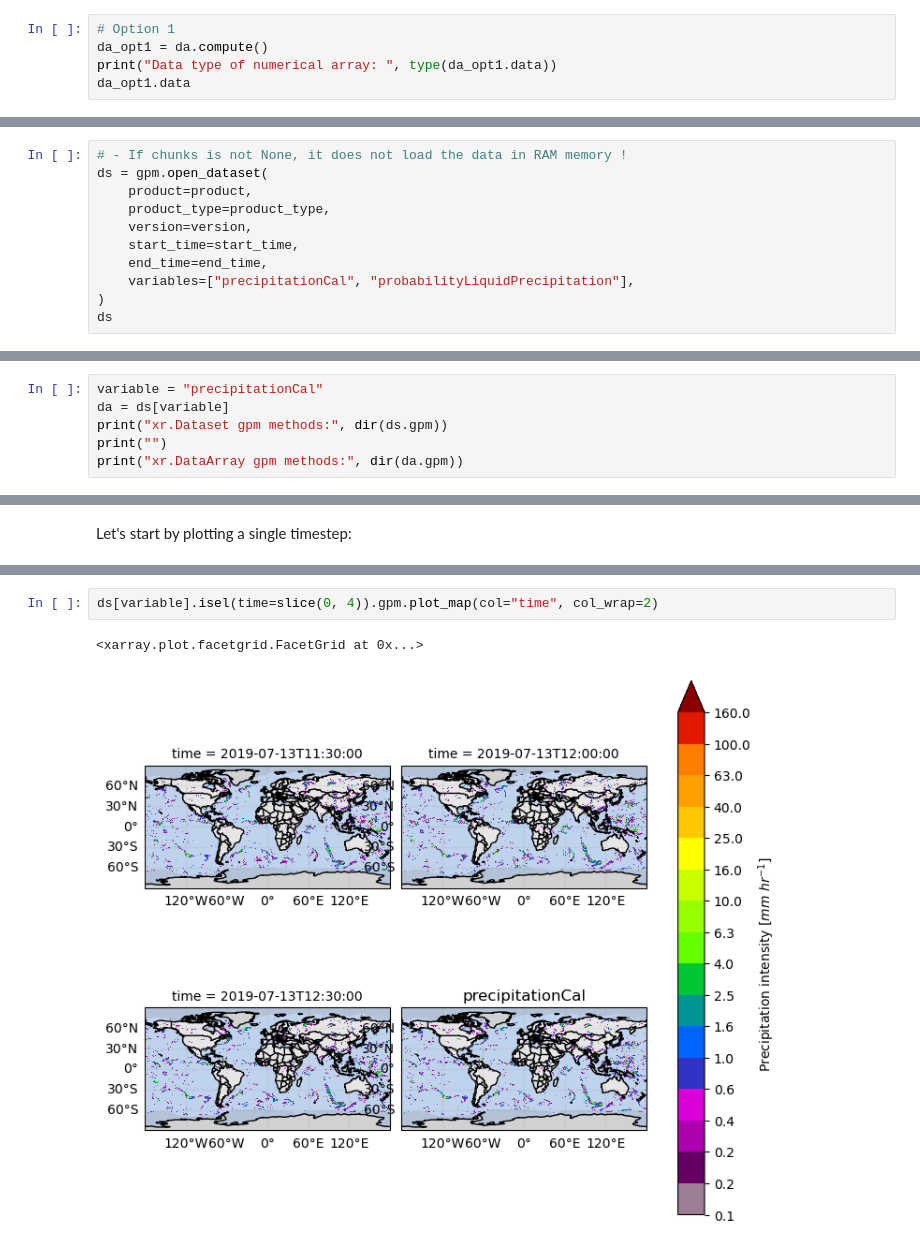
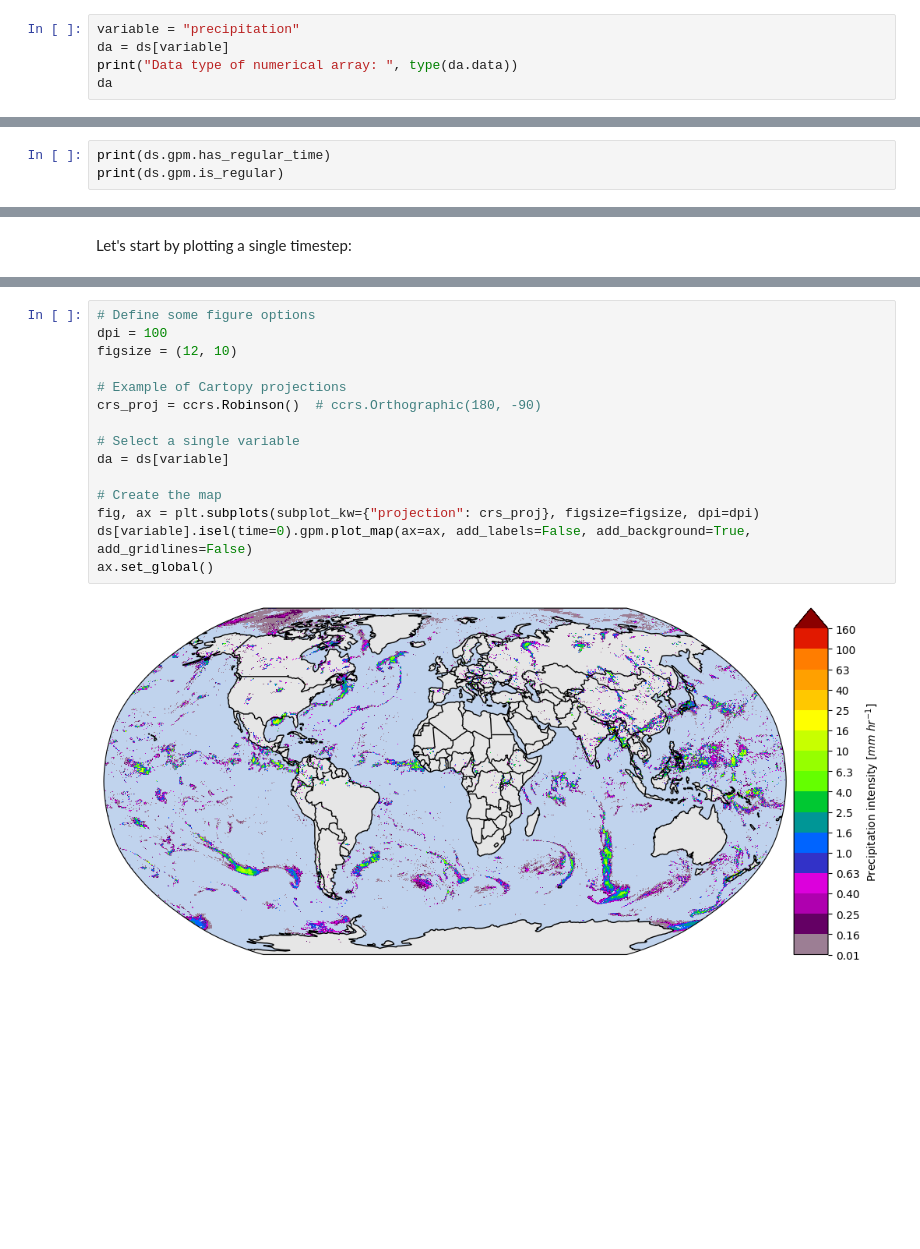
Before and after one commit to ghiggi/gpm_api, a Jupyter notebook: tutorials/tutorial_02_IMERG.ipynb, the cells around one changed output, grey strips where cells are left out. Saved outputs shown, nothing was run; the diff lists cells and outputs as text; blank space fills up the shorter version.

```diff
--- a/tutorials/tutorial_02_IMERG.ipynb
+++ b/tutorials/tutorial_02_IMERG.ipynb
@@ -154,6 +206,6 @@ To put the data into memory, you need to call the method `compute`, either on th
 # %%
-# Option 1
-da_opt1 = da.compute()
-print("Data type of numerical array: ", type(da_opt1.data))
-da_opt1.data
+variable = "precipitation"
+da = ds[variable]
+print("Data type of numerical array: ", type(da.data))
+da
 # %% [output]
@@ -203,11 +237,0 @@ An alternative to directly read only the variables of interest is to specify the
-# %%
-# - If chunks is not None, it does not load the data in RAM memory !
-ds = gpm.open_dataset(
-    product=product,
-    product_type=product_type,
-    version=version,
-    start_time=start_time,
-    end_time=end_time,
-    variables=["precipitationCal", "probabilityLiquidPrecipitation"],
-)
-ds
@@ -265,7 +288,4 @@ Now, let's first have a look at the methods provided by GPM-API
 # %%
-variable = "precipitationCal"
-da = ds[variable]
-print("xr.Dataset gpm methods:", dir(ds.gpm))
-print("")
-print("xr.DataArray gpm methods:", dir(da.gpm))
+print(ds.gpm.has_regular_time)
+print(ds.gpm.is_regular)
 # %% [output]
@@ -381,5 +371,17 @@ The `col`/`row` argument specifies the dimension to be used to plot over the col
 # %%
-ds[variable].isel(time=slice(0, 4)).gpm.plot_map(col="time", col_wrap=2)
+# Define some figure options
+dpi = 100
+figsize = (12, 10)
+
+# Example of Cartopy projections
+crs_proj = ccrs.Robinson()  # ccrs.Orthographic(180, -90)
+
+# Select a single variable
+da = ds[variable]
+
+# Create the map
+fig, ax = plt.subplots(subplot_kw={"projection": crs_proj}, figsize=figsize, dpi=dpi)
+ds[variable].isel(time=0).gpm.plot_map(ax=ax, add_labels=False, add_background=True, add_gridlines=False)
+ax.set_global()
 # %% [output]
-<xarray.plot.facetgrid.FacetGrid at 0x...>
-[figure, old version]
+[figure, new version]
```
Also changed, not shown: parts of 94 cells of this notebook, 6 other files.
